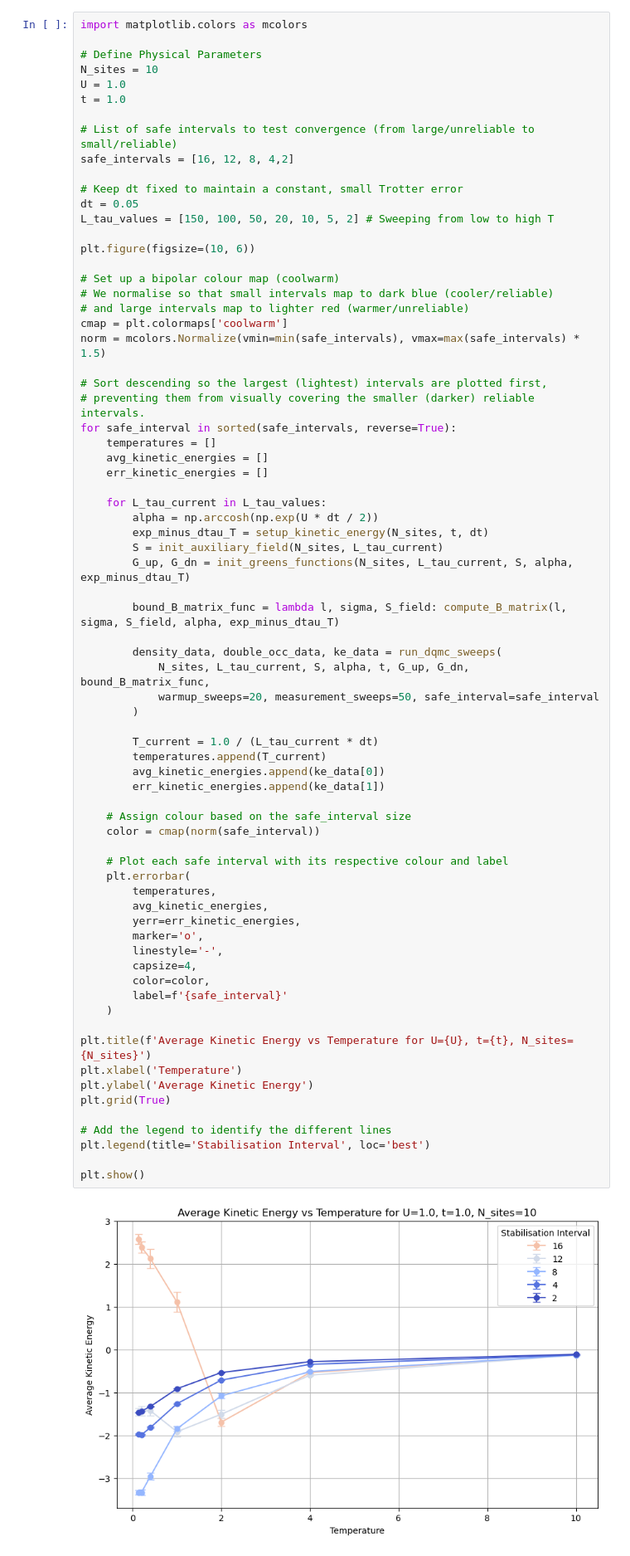
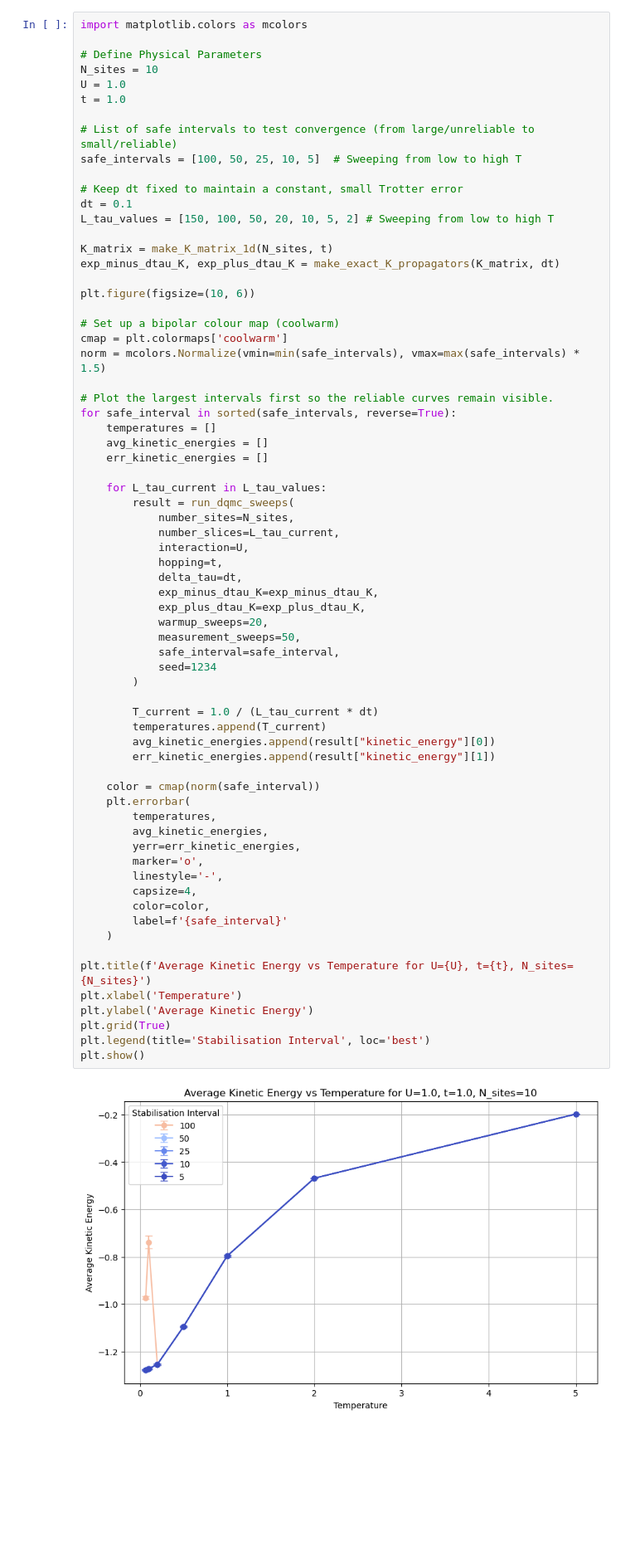
Before and after one commit to RENSHUZHE/HKU-DQMC, a Jupyter notebook: DQMC_Theory_3_Numerical_stability_and_sign_problem.ipynb, the cells around one changed output. Shown at 83% size. Saved outputs shown, nothing was run; the diff lists cells and outputs as text; blank space fills up the shorter version.

```diff
--- a/DQMC_Theory_3_Numerical_stability_and_sign_problem.ipynb
+++ b/DQMC_Theory_3_Numerical_stability_and_sign_problem.ipynb
@@ -572,68 +615,64 @@ U = 1.0
 t = 1.0
 
 # List of safe intervals to test convergence (from large/unreliable to small/reliable)
-safe_intervals = [16, 12, 8, 4,2]
+safe_intervals = [100, 50, 25, 10, 5]  # Sweeping from low to high T
 
 # Keep dt fixed to maintain a constant, small Trotter error
-dt = 0.05
+dt = 0.1
 L_tau_values = [150, 100, 50, 20, 10, 5, 2] # Sweeping from low to high T
+
+K_matrix = make_K_matrix_1d(N_sites, t)
+exp_minus_dtau_K, exp_plus_dtau_K = make_exact_K_propagators(K_matrix, dt)
 
 plt.figure(figsize=(10, 6))
 
 # Set up a bipolar colour map (coolwarm)
-# We normalise so that small intervals map to dark blue (cooler/reliable)
-# and large intervals map to lighter red (warmer/unreliable)
 cmap = plt.colormaps['coolwarm']
 norm = mcolors.Normalize(vmin=min(safe_intervals), vmax=max(safe_intervals) * 1.5)
 
-# Sort descending so the largest (lightest) intervals are plotted first,
-# preventing them from visually covering the smaller (darker) reliable intervals.
+# Plot the largest intervals first so the reliable curves remain visible.
 for safe_interval in sorted(safe_intervals, reverse=True):
     temperatures = []
     avg_kinetic_energies = []
     err_kinetic_energies = []
 
     for L_tau_current in L_tau_values:
-        alpha = np.arccosh(np.exp(U * dt / 2))
-        exp_minus_dtau_T = setup_kinetic_energy(N_sites, t, dt)
-        S = init_auxiliary_field(N_sites, L_tau_current)
-        G_up, G_dn = init_greens_functions(N_sites, L_tau_current, S, alpha, exp_minus_dtau_T)
-
-        bound_B_matrix_func = lambda l, sigma, S_field: compute_B_matrix(l, sigma, S_field, alpha, exp_minus_dtau_T)
-
-        density_data, double_occ_data, ke_data = run_dqmc_sweeps(
-            N_sites, L_tau_current, S, alpha, t, G_up, G_dn, bound_B_matrix_func,
-            warmup_sweeps=20, measurement_sweeps=50, safe_interval=safe_interval
+        result = run_dqmc_sweeps(
+            number_sites=N_sites,
+            number_slices=L_tau_current,
+            interaction=U,
+            hopping=t,
+            delta_tau=dt,
+            exp_minus_dtau_K=exp_minus_dtau_K,
+            exp_plus_dtau_K=exp_plus_dtau_K,
+            warmup_sweeps=20,
+            measurement_sweeps=50,
+            safe_interval=safe_interval,
+            seed=1234
         )
 
         T_current = 1.0 / (L_tau_current * dt)
         temperatures.append(T_current)
-        avg_kinetic_energies.append(ke_data[0])
-        err_kinetic_energies.append(ke_data[1])
+        avg_kinetic_energies.append(result["kinetic_energy"][0])
+        err_kinetic_energies.append(result["kinetic_energy"][1])
 
-    # Assign colour based on the safe_interval size
     color = cmap(norm(safe_interval))
-
-    # Plot each safe interval with its respective colour and label
     plt.errorbar(
         temperatures,
         avg_kinetic_energies,
         yerr=err_kinetic_energies,
         marker='o',
         linestyle='-',
         capsize=4,
         color=color,
         label=f'{safe_interval}'
     )
 
 plt.title(f'Average Kinetic Energy vs Temperature for U={U}, t={t}, N_sites={N_sites}')
 plt.xlabel('Temperature')
 plt.ylabel('Average Kinetic Energy')
 plt.grid(True)
-
-# Add the legend to identify the different lines
 plt.legend(title='Stabilisation Interval', loc='best')
-
 plt.show()
 # %% [output]
-[figure, old version]
+[figure, new version]
```
Also changed, not shown: parts of 14 cells of this notebook.
